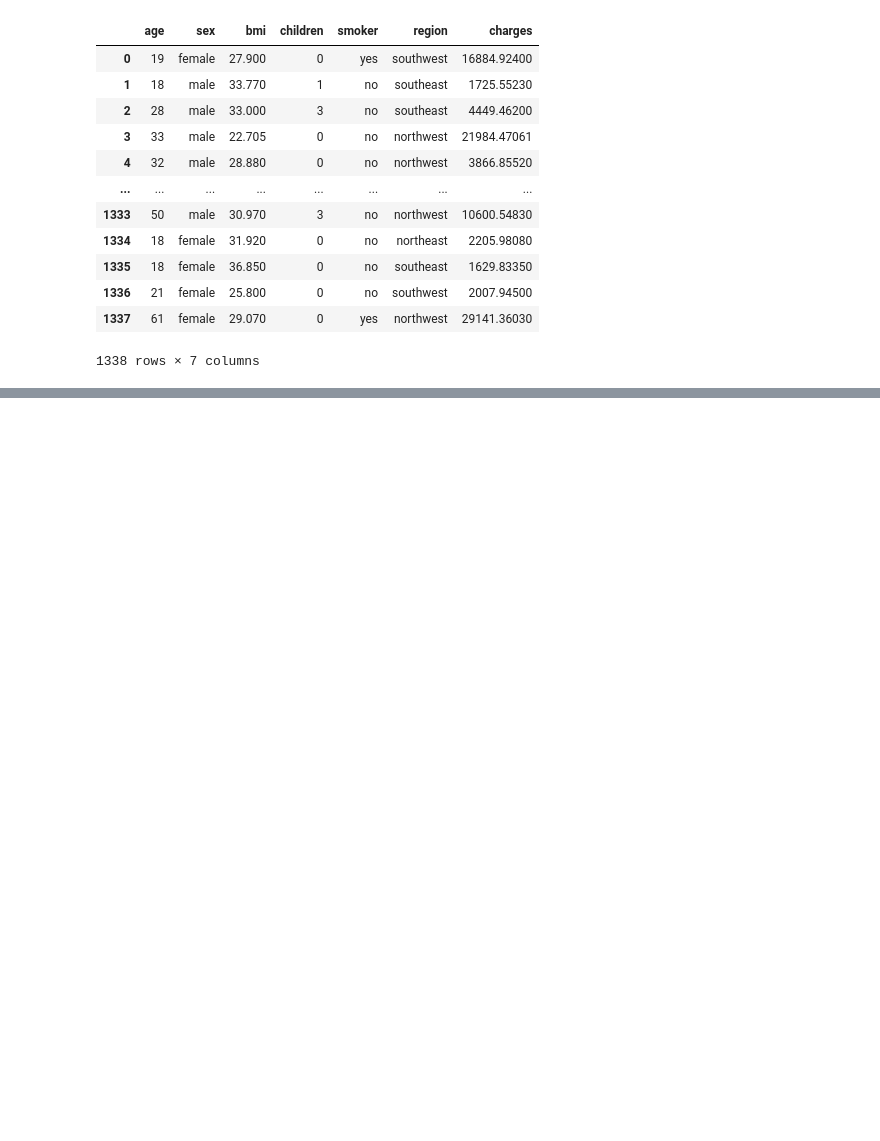
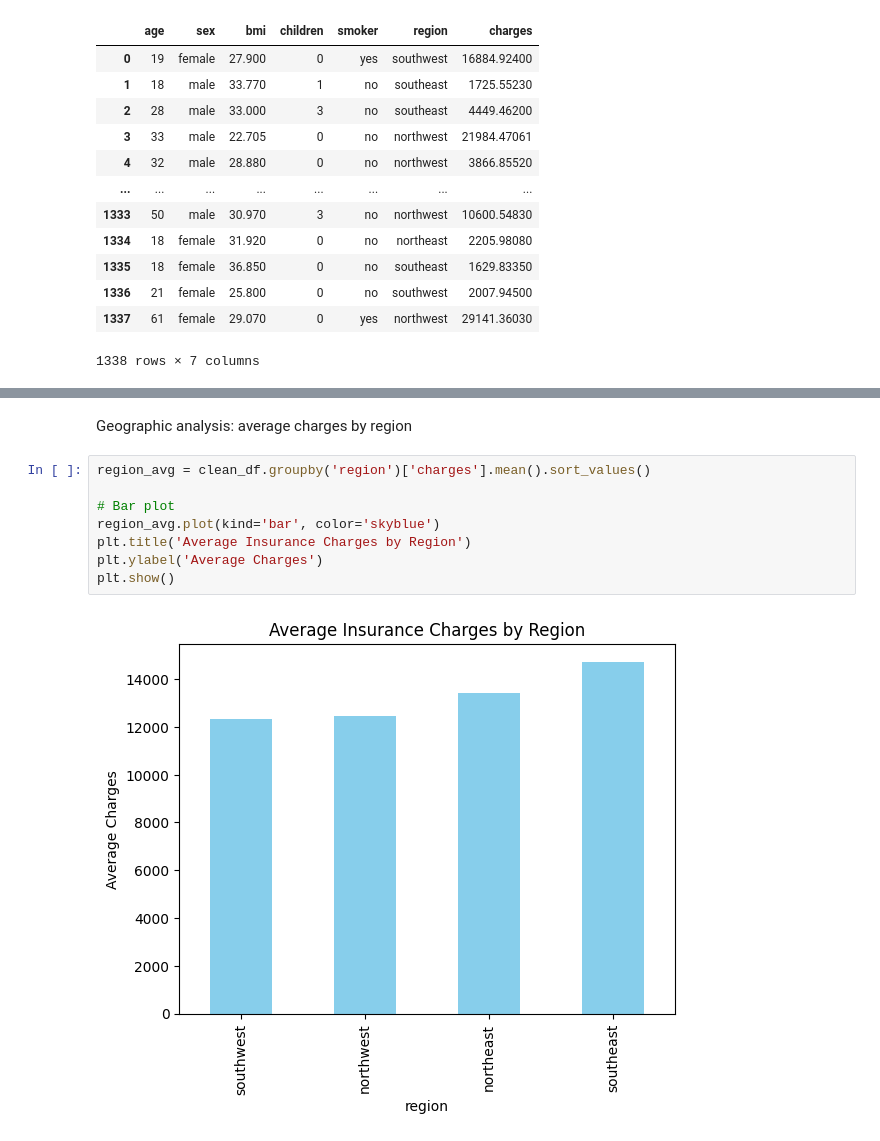
Before and after one commit to CeliaPires/healthcare-insurance, a Jupyter notebook: jupyter_notebooks/data_investigation.ipynb, the cells around one changed output, grey strips where cells are left out. Cells and saved outputs as stored; diff of their text form; blank space fills up the shorter version.

```diff
--- a/jupyter_notebooks/data_investigation.ipynb
+++ b/jupyter_notebooks/data_investigation.ipynb
@@ -24,0 +366,12 @@ created project folder, imported raw insurance csv file and imported pandas and
+# %% [markdown]
+Geographic analysis: average charges by region
+# %%
+region_avg = clean_df.groupby('region')['charges'].mean().sort_values()
+
+# Bar plot
+region_avg.plot(kind='bar', color='skyblue')
+plt.title('Average Insurance Charges by Region')
+plt.ylabel('Average Charges')
+plt.show()
+# %% [output]
+[figure, added]
```
Also changed, not shown: parts of 55 cells of this notebook, 1 other file.
